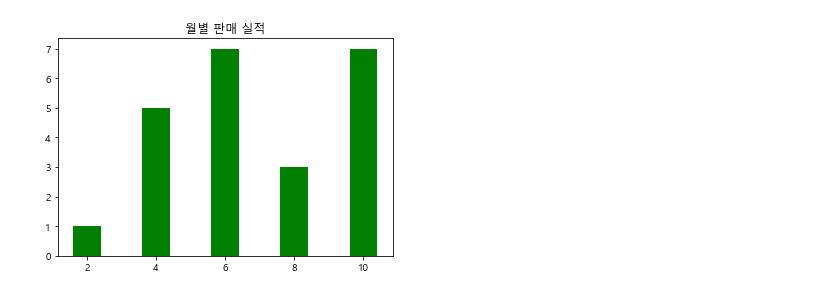
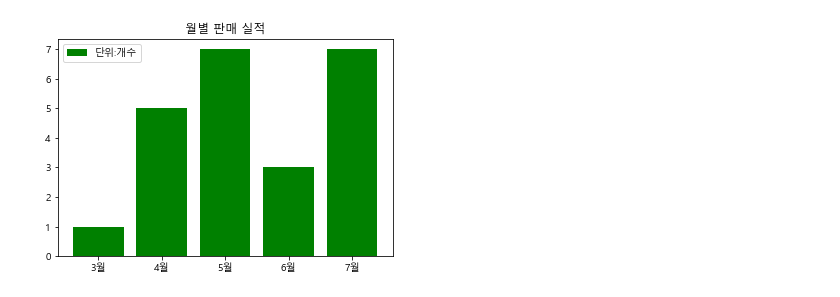
Before and after one commit to iamevans/2022_BigData, a Jupyter notebook: 12반/312_00_name_0831.ipynb, the cells around one changed output. Saved outputs shown, nothing was run; the diff lists cells and outputs as text; code cells hidden in the pictures.

```diff
--- a/12반/312_00_name_0831.ipynb
+++ b/12반/312_00_name_0831.ipynb
@@ -56,11 +55,19 @@ range(2, 11, 2)
-# %%
-#x값 range()이용하기
-#제목
-plt.title('월별 판매 실적')
-#bar 차트는 x,y값이 모두 존재해야 한다.
-#range(시작값, 종료값+1) 색상 그린
-#plt.bar(range(3,8), sales, color='g')
-plt.bar(range(2,11,2), sales, color='g')
-plt.show()
-# %% [output]
-[figure, removed]
+# %%
+#라이브러리 가져오기 및 닉네임 설정
+import matplotlib.pyplot as plt
+
+#한글 폰트
+plt.rc('font', family='Malgun Gothic')
+
+mon = ['3월','4월','5월','6월','7월']
+sales = [1,5,7,3,7]
+
+#그래프의 제목
+plt.title('월별 판매 실적')
+#bar x,y,color,label
+plt.bar(mon,sales, color='g', label='단위:개수')
+#범례표시 명령어
+plt.legend()
+plt.show()
+# %% [output]
+[figure, added]
```
Also changed, not shown: parts of 9 cells of this notebook.
